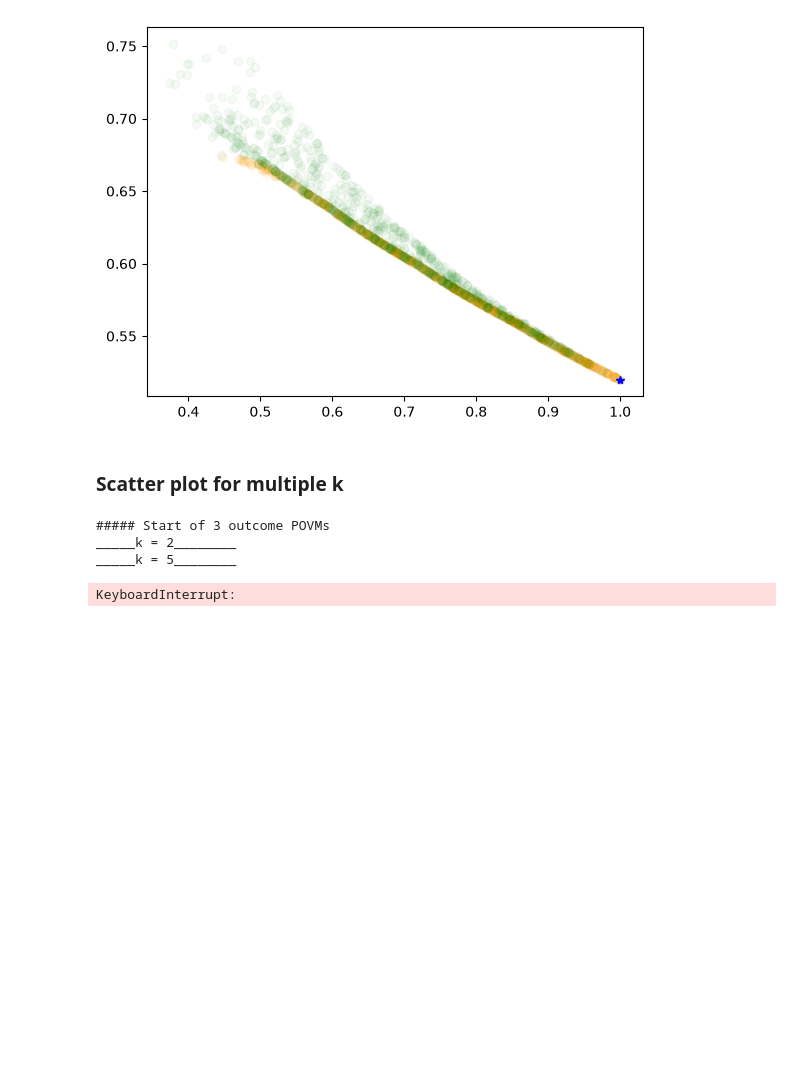
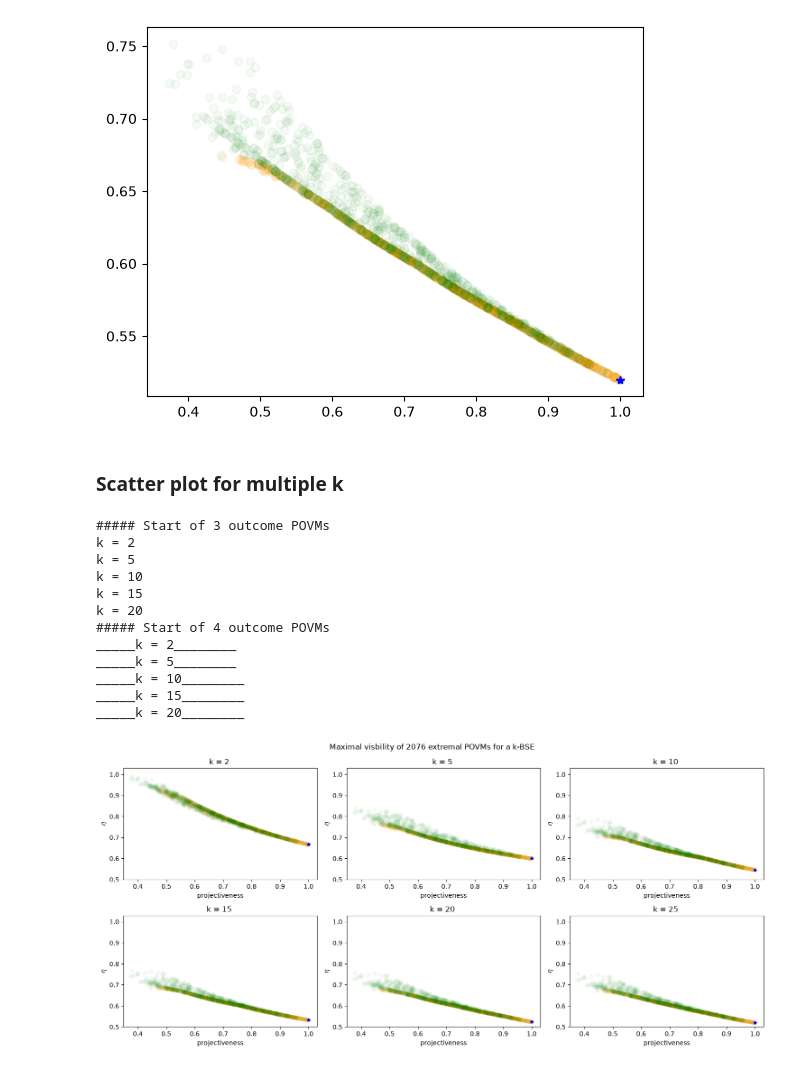
Before and after one commit to JSchuemann-physics/Bose-symmetric-extensions-of-multimeters, a Jupyter notebook: Bose-symmetric extensions.ipynb, the cells around one changed output. Saved outputs shown, nothing was run; the diff lists cells and outputs as text; code cells hidden in the pictures; blank space fills up the shorter version.

Commit message:
qubit scatter plots for different k

```diff
--- a/Bose-symmetric extensions.ipynb
+++ b/Bose-symmetric extensions.ipynb
@@ -1322,6 +1319,7 @@ POVMs_4outc = [POVMs_padded[i, :outcomes_list[i]] for i in range(len(outcomes_li
 #now generate more eta_array for different k but the same POVMs
 
 k_array = np.array([2, 5, 10, 15, 20])
+#k_array = np.array([2, 3])
 n_k = len(k_array)
 
 #3outcome
@@ -1343,7 +1341,7 @@ t_matrix_3outc = np.empty((n_k, n_POVMs_3outc))
 print("##### Start of 3 outcome POVMs")
 for k_index, k in enumerate(k_array):
 
-    print(f"_____k = {k}________")
+    print(f"k = {k}")
     for povm_index, povm in enumerate(POVMs_3outc):
 
         SDP = get_extensionSDP(povm, k)
@@ -1381,8 +1379,16 @@ for k_index, k in enumerate(k_array):
         t_matrix_4outc[k_index][povm_index] = t
 # %% [output]
 ##### Start of 3 outcome POVMs
+k = 2
+k = 5
+k = 10
+k = 15
+k = 20
+##### Start of 4 outcome POVMs
 _____k = 2________
 _____k = 5________
+_____k = 10________
+_____k = 15________
+_____k = 20________
-KeyboardInterrupt:
 # %%
 #save data
@@ -1401,0 +1418,58 @@ np.save(path + date + "t_matrix_4outc", t_matrix_4outc)
+# %%
+#calc PVMness
+#3outcome
+POVM_ranking = projectiveness
+POVMs_3outc_ranks = []
+
+for p in POVMs_3outc:
+    #print(POVM_ranking(p))
+    POVMs_3outc_ranks.append(POVM_ranking(p))
+
+
+#4outcome
+POVMs_4outc_ranks = []
+
+for p in POVMs_4outc:
+    #print(POVM_ranking(p))
+    POVMs_4outc_ranks.append(POVM_ranking(p))
+# %%
+#both together:
+
+nrow = 2
+ncol = 3
+fig, axs = plt.subplots(nrows=nrow, ncols=ncol, figsize = (15, 7))
+axs = axs.reshape(-1)
+
+#add the calculation we did earlier
+eta_matrix_3outc = np.vstack((eta_matrix_3outc, eta_array_3outc))
+t_matrix_3outc = np.vstack((t_matrix_3outc, t_array_3outc))
+
+eta_matrix_4outc = np.vstack((eta_matrix_4outc, eta_array_4outc))
+t_matrix_4outc = np.vstack((t_matrix_4outc, t_array_4outc))
+
+k_array = np.array([2, 5, 10, 15, 20, 25]) #added the 25
+
+
+#plot the new data
+for k_index, k in enumerate(k_array):
+    cur_ax = axs[k_index]
+
+    cur_ax.scatter(POVMs_3outc_ranks, eta_matrix_3outc[k_index], color = "orange", alpha = 0.04)
+    cur_ax.scatter(POVMs_4outc_ranks, eta_matrix_4outc[k_index], color = "green", alpha = 0.04)
+    cur_ax.plot(POVMs_4outc_ranks[0], eta_matrix_4outc[k_index][0], "*", color = "b")
+
+    cur_ax.set_title(f"k = {k} ")
+    cur_ax.set_xlabel("projectiveness")
+    cur_ax.set_ylabel(r"$\eta$")
+
+    cur_ax.set_xlim(0.35, 1.03)
+    cur_ax.set_ylim(0.5, 1.03)
+
+
+
+#figure options
+fig.suptitle(f"Maximal visbility of {len(POVMs_3outc) + len(POVMs_4outc) - 1} extremal POVMs for a k-BSE") #-1 because theres a PVM in each set
+fig.tight_layout()
+plt.show()
+# %% [output]
+[figure, added]
```
Also changed, not shown: parts of 7 cells of this notebook, 6 other files.
